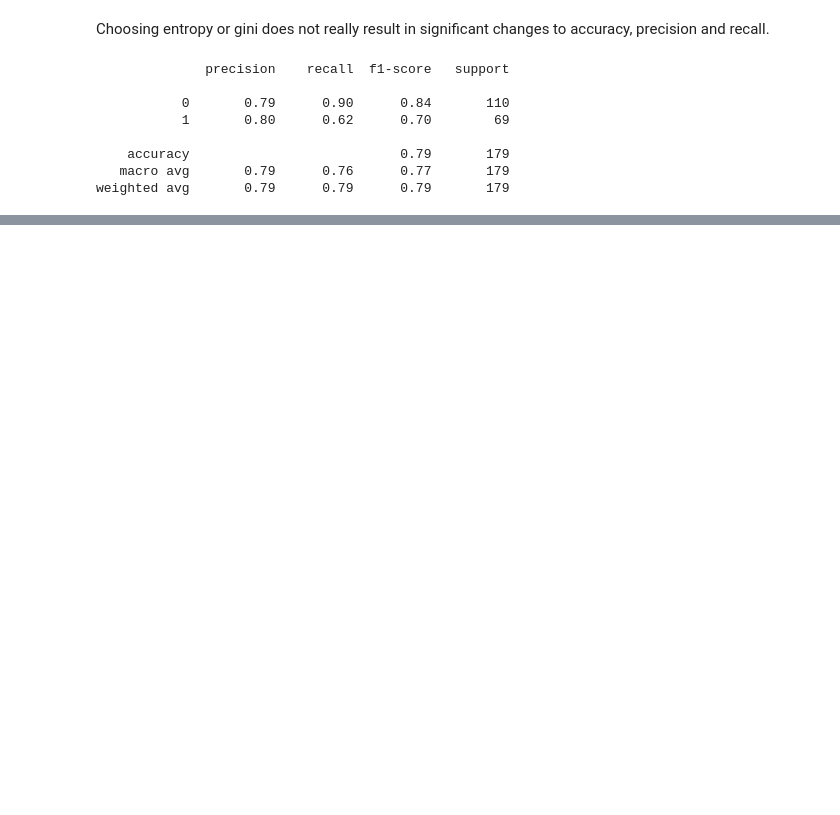
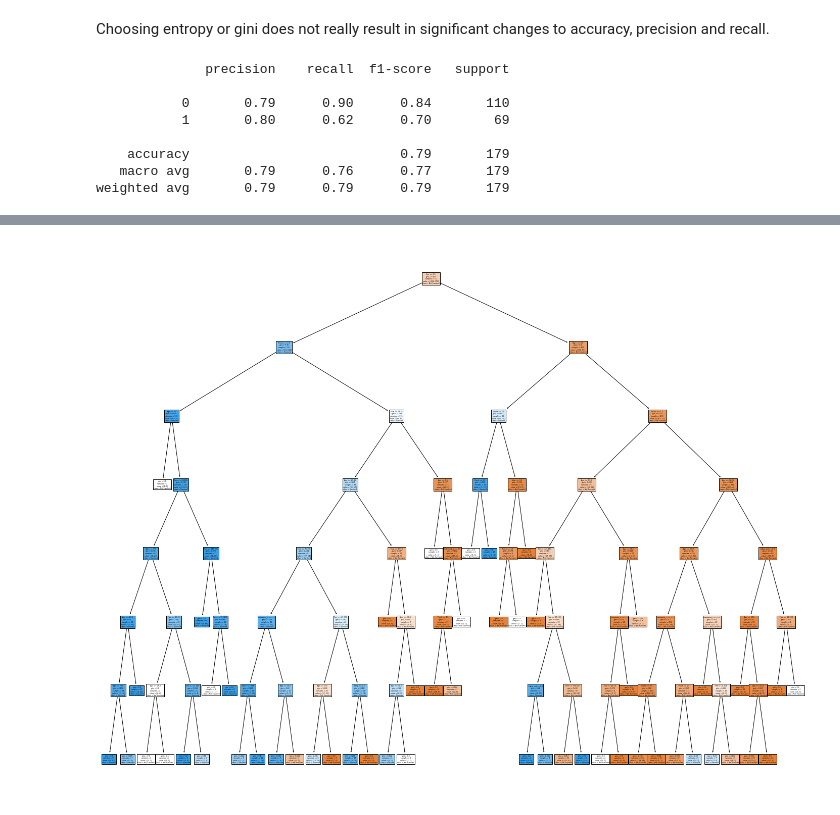
Before and after one commit to ericgbekor/ml-tasks, a Jupyter notebook: Decision Trees/Decision_Trees.ipynb, the cells around one changed output, grey strips where cells are left out. Cells and saved outputs as stored; diff of their text form; code cells hidden in the pictures; blank space fills up the shorter version.

```diff
--- a/Decision Trees/Decision_Trees.ipynb
+++ b/Decision Trees/Decision_Trees.ipynb
@@ -302,0 +325,11 @@ weighted avg       0.79      0.79      0.79       179
+# %%
+import matplotlib.pyplot as plt
+feature_names = X.columns
+fig = plt.figure(figsize=(25,20))
+tree_plot = tree.plot_tree(clf_2,
+                   feature_names=feature_names,
+                   class_names=['Not Survived', 'Survived'],
+                   filled=True)
+plt.savefig('clf_2_tree.png')
+# %% [output]
+[figure, added]
```
Also changed, not shown: parts of 11 cells of this notebook.
